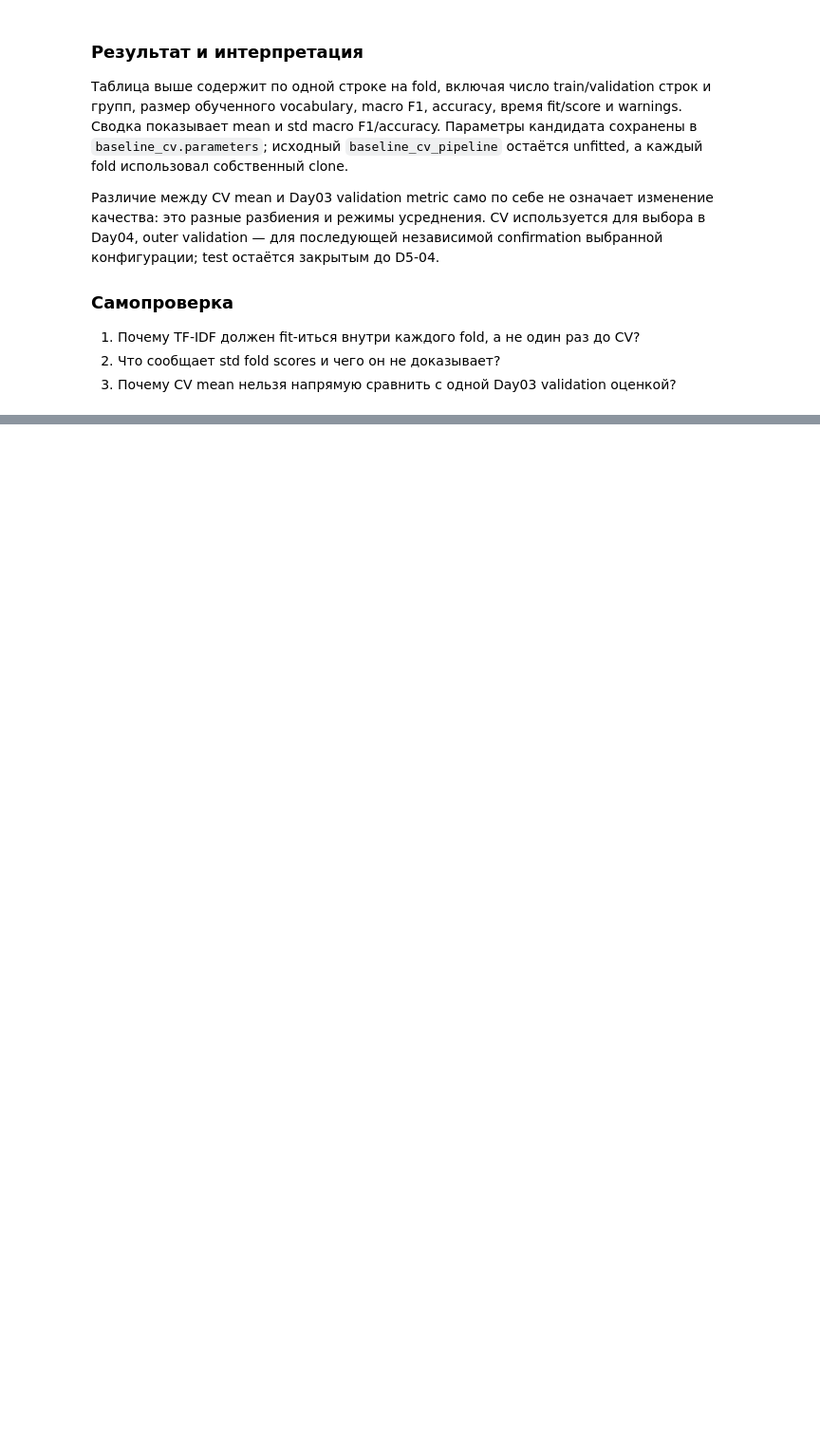
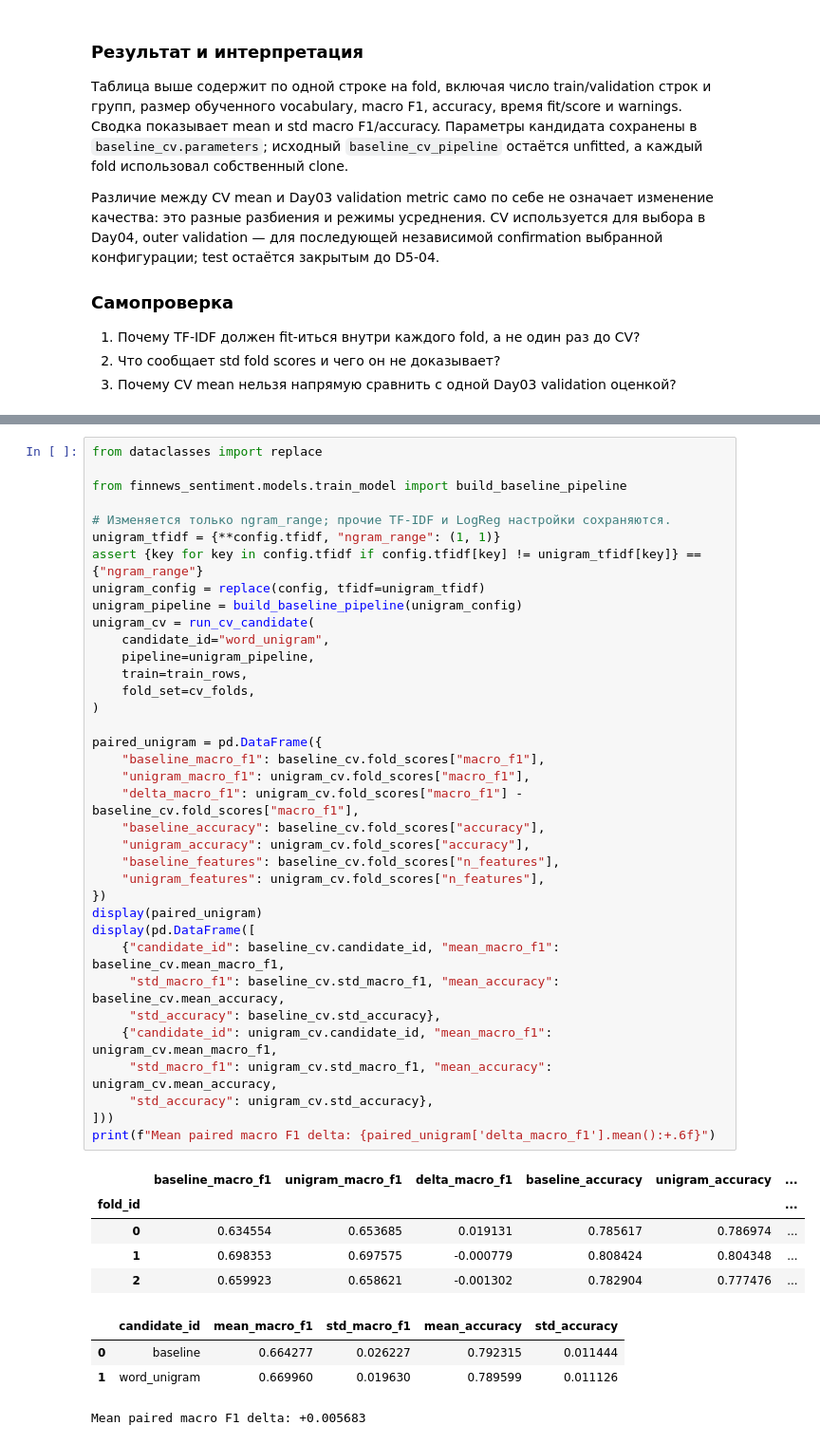
Before and after one commit to HomeboyMakkri/Text-classification, a Jupyter notebook: notebooks/day04_experiments.ipynb, the cells around one changed output, grey strips where cells are left out. Shown at 95% size. Saved outputs shown, nothing was run; the diff lists cells and outputs as text; blank space fills up the shorter version.

Commit message:
Compare unigram TF-IDF on fixed cross-validation folds

```diff
--- a/notebooks/day04_experiments.ipynb
+++ b/notebooks/day04_experiments.ipynb
@@ -225,0 +232,46 @@ display(pd.DataFrame([{
+# %%
+from dataclasses import replace
+
+from finnews_sentiment.models.train_model import build_baseline_pipeline
+
+# Изменяется только ngram_range; прочие TF-IDF и LogReg настройки сохраняются.
+unigram_tfidf = {**config.tfidf, "ngram_range": (1, 1)}
+assert {key for key in config.tfidf if config.tfidf[key] != unigram_tfidf[key]} == {"ngram_range"}
+unigram_config = replace(config, tfidf=unigram_tfidf)
+unigram_pipeline = build_baseline_pipeline(unigram_config)
+unigram_cv = run_cv_candidate(
+    candidate_id="word_unigram",
+    pipeline=unigram_pipeline,
+    train=train_rows,
+    fold_set=cv_folds,
+)
+
+paired_unigram = pd.DataFrame({
+    "baseline_macro_f1": baseline_cv.fold_scores["macro_f1"],
+    "unigram_macro_f1": unigram_cv.fold_scores["macro_f1"],
+    "delta_macro_f1": unigram_cv.fold_scores["macro_f1"] - baseline_cv.fold_scores["macro_f1"],
+    "baseline_accuracy": baseline_cv.fold_scores["accuracy"],
+    "unigram_accuracy": unigram_cv.fold_scores["accuracy"],
+    "baseline_features": baseline_cv.fold_scores["n_features"],
+    "unigram_features": unigram_cv.fold_scores["n_features"],
+})
+display(paired_unigram)
+display(pd.DataFrame([
+    {"candidate_id": baseline_cv.candidate_id, "mean_macro_f1": baseline_cv.mean_macro_f1,
+     "std_macro_f1": baseline_cv.std_macro_f1, "mean_accuracy": baseline_cv.mean_accuracy,
+     "std_accuracy": baseline_cv.std_accuracy},
+    {"candidate_id": unigram_cv.candidate_id, "mean_macro_f1": unigram_cv.mean_macro_f1,
+     "std_macro_f1": unigram_cv.std_macro_f1, "mean_accuracy": unigram_cv.mean_accuracy,
+     "std_accuracy": unigram_cv.std_accuracy},
+]))
+print(f"Mean paired macro F1 delta: {paired_unigram['delta_macro_f1'].mean():+.6f}")
+# %% [output]
+|  | baseline_macro_f1 | unigram_macro_f1 | delta_macro_f1 | baseline_accuracy | unigram_accuracy | ... |
+| fold_id |  |  |  |  |  | ... |
+| 0 | 0.634554 | 0.653685 | 0.019131 | 0.785617 | 0.786974 | ... |
+| 1 | 0.698353 | 0.697575 | -0.000779 | 0.808424 | 0.804348 | ... |
+| 2 | 0.659923 | 0.658621 | -0.001302 | 0.782904 | 0.777476 | ... |
+|  | candidate_id | mean_macro_f1 | std_macro_f1 | mean_accuracy | std_accuracy |
+| 0 | baseline | 0.664277 | 0.026227 | 0.792315 | 0.011444 |
+| 1 | word_unigram | 0.669960 | 0.019630 | 0.789599 | 0.011126 |
+Mean paired macro F1 delta: +0.005683
```
Also changed, not shown: parts of 2 cells of this notebook, 1 other file.
